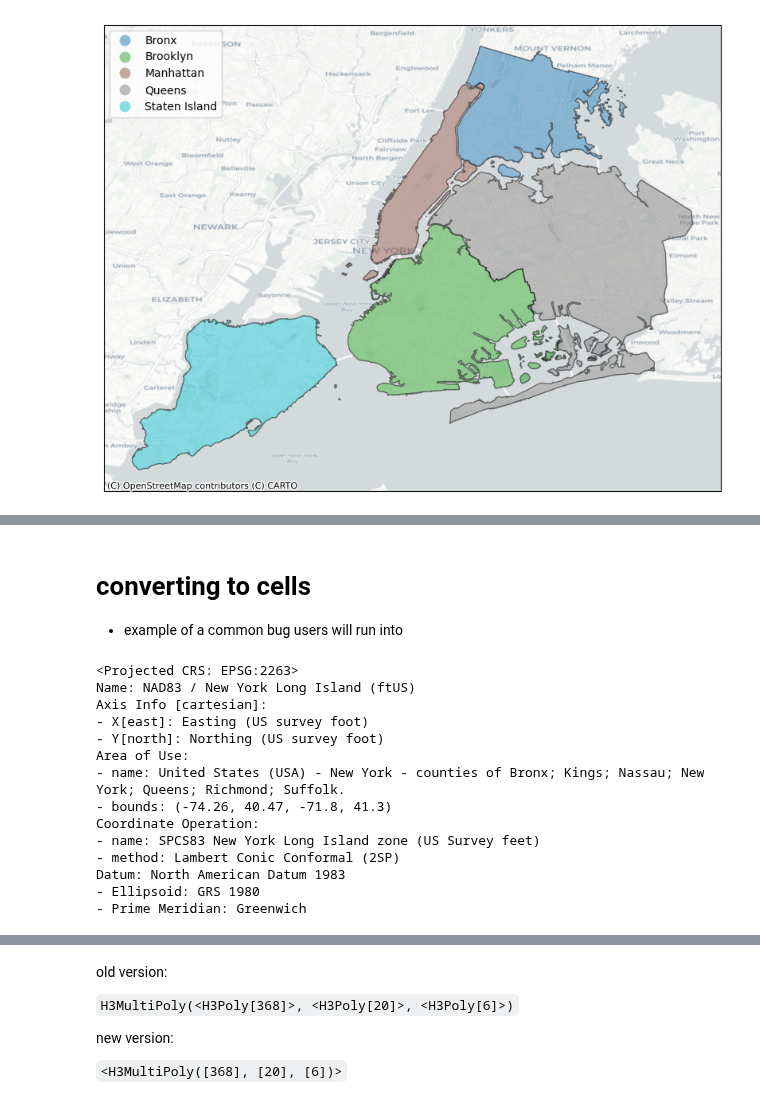
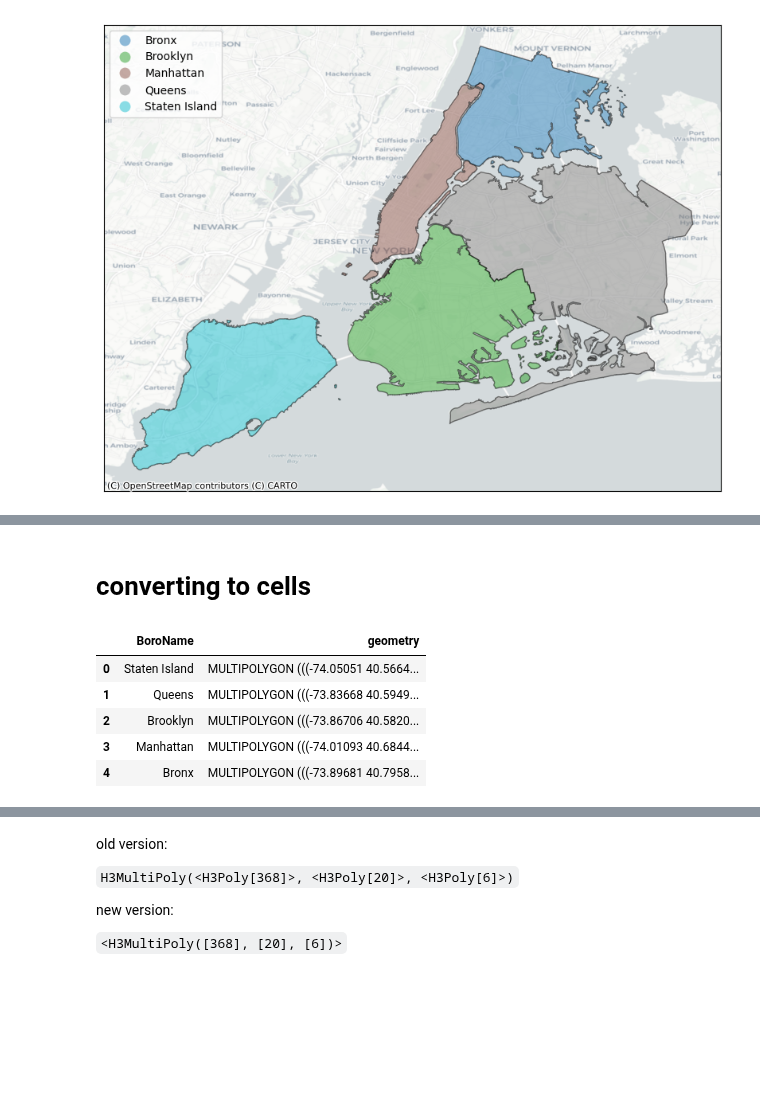
Before and after one commit to uber/h3-py, a Jupyter notebook: poly/plotting.ipynb, the cells around one changed output, grey strips where cells are left out. Saved outputs shown, nothing was run; the diff lists cells and outputs as text; code cells hidden in the pictures; blank space fills up the shorter version.

```diff
--- a/poly/plotting.ipynb
+++ b/poly/plotting.ipynb
@@ -109,23 +108,15 @@ bar(df, 3857)
 [interactive output not drawn]
 # %% [markdown]
 # converting to cells
-
-- example of a common bug users will run into
 # %%
 df = geopandas.read_file(geodatasets.get_path('nybb'))
-df.crs
+df = df[['BoroName', 'geometry']]
+df = df.to_crs(epsg=4326)
+df
 # %% [output]
-<Projected CRS: EPSG:2263>
-Name: NAD83 / New York Long Island (ftUS)
-Axis Info [cartesian]:
-- X[east]: Easting (US survey foot)
-- Y[north]: Northing (US survey foot)
-Area of Use:
-- name: United States (USA) - New York - counties of Bronx; Kings; Nassau; New York; Queens; Richmond; Suffolk.
-- bounds: (-74.26, 40.47, -71.8, 41.3)
-Coordinate Operation:
-- name: SPCS83 New York Long Island zone (US Survey feet)
-- method: Lambert Conic Conformal (2SP)
-Datum: North American Datum 1983
-- Ellipsoid: GRS 1980
-- Prime Meridian: Greenwich
+|  | BoroName | geometry |
+| 0 | Staten Island | MULTIPOLYGON (((-74.05051 40.5664... |
+| 1 | Queens | MULTIPOLYGON (((-73.83668 40.5949... |
+| 2 | Brooklyn | MULTIPOLYGON (((-73.86706 40.5820... |
+| 3 | Manhattan | MULTIPOLYGON (((-74.01093 40.6844... |
+| 4 | Bronx | MULTIPOLYGON (((-73.89681 40.7958... |
```
Also changed, not shown: parts of 33 cells of this notebook, 4 other files.
